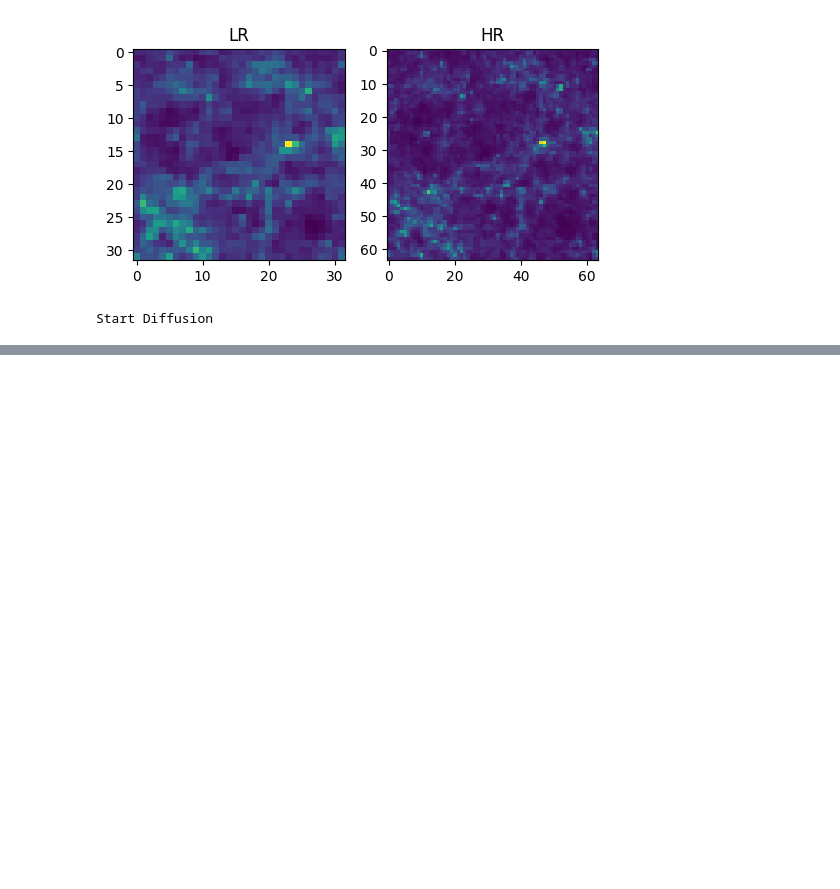
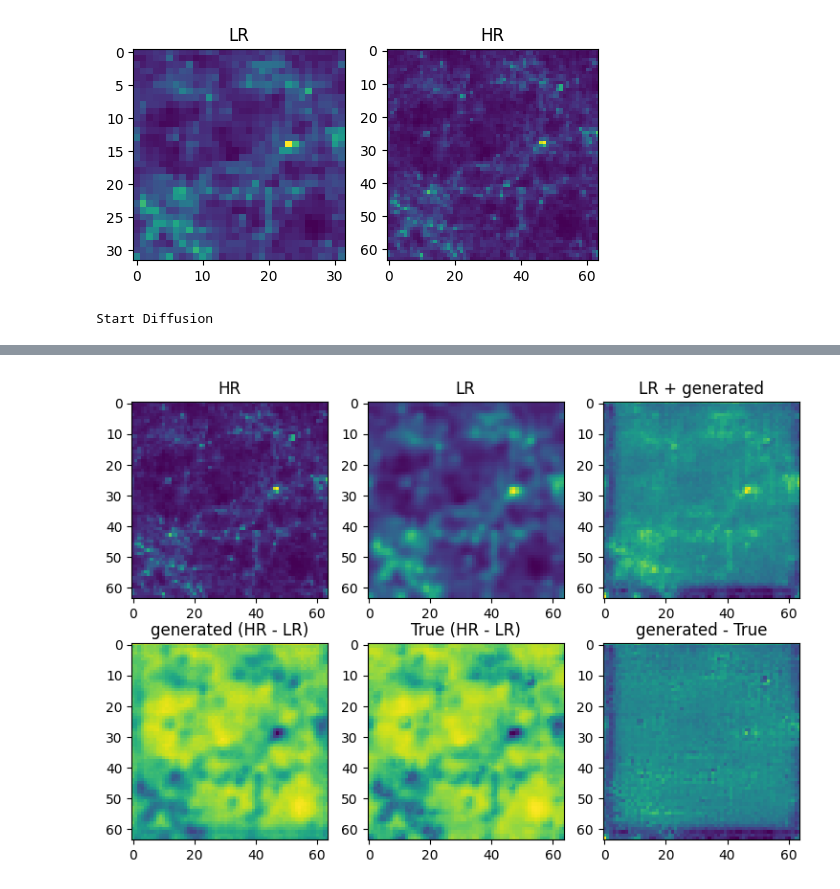
Before and after one commit to atokiwaipmu/SR3D, a Jupyter notebook: SR3D.ipynb, the cells around one changed output, grey strips where cells are left out. Cells and saved outputs as stored; diff of their text form; code cells hidden in the pictures; blank space fills up the shorter version.

```diff
--- a/SR3D.ipynb
+++ b/SR3D.ipynb
@@ -215 +215,22 @@ for j in reversed(range(0, timesteps)):
 ... (8 outputs left out)
+# %%
+fig, ax = plt.subplots(2, 3, figsize=(9, 6))
+
+images = [
+    (tmp_hr, "HR"),
+    (tmp_upsample_lr, "LR"),
+    (img + tmp_upsample_lr, "LR + generated"),
+    (img, "generated (HR - LR)"),
+    (tmp_sample, "True (HR - LR)"),
+    (img - tmp_sample, "generated - True")
+]
+
+for i, (image, title) in enumerate(images):
+    row = i // 3
+    col = i % 3
+    ax[row, col].imshow(image.squeeze(0).squeeze(0).cpu().numpy().sum(axis=0))
+    ax[row, col].set_title(title)
+
+plt.show()
+# %% [output]
+[figure, added]
```
Also changed, not shown: parts of 7 cells of this notebook, 2 other files.
